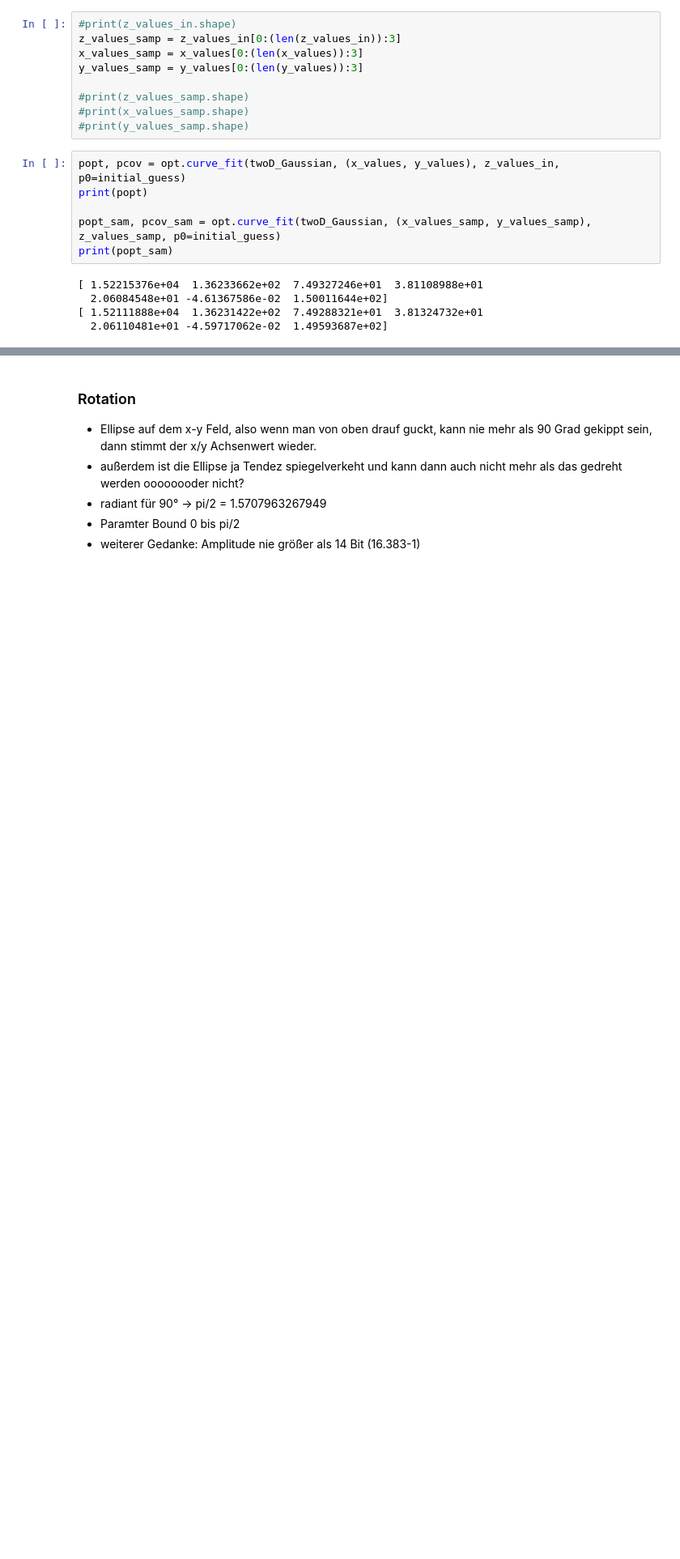
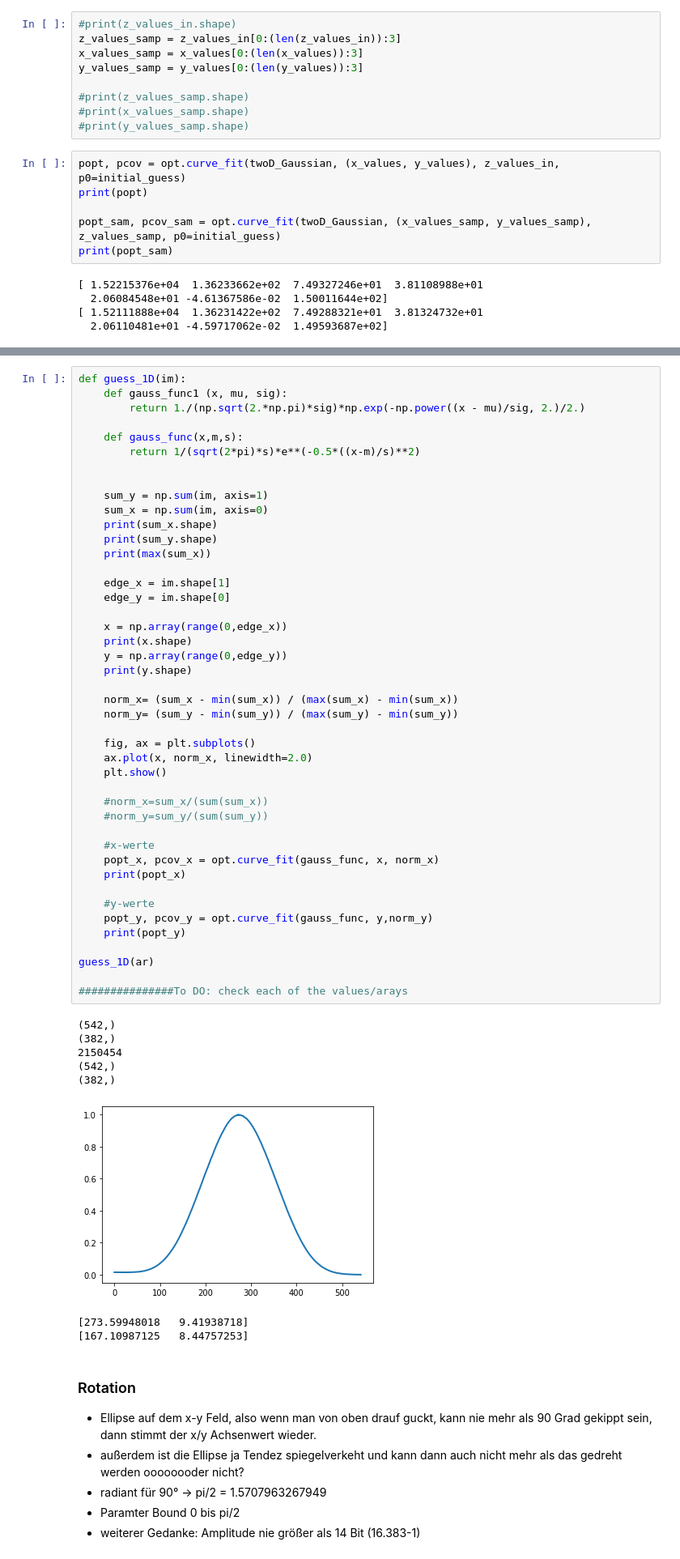
Before and after one commit to claryguru/BA_epics_camera, a Jupyter notebook: Jupiter/Gauss_model.ipynb, the cells around one changed output, grey strips where cells are left out. Shown at 81% size. Saved outputs shown, nothing was run; the diff lists cells and outputs as text; blank space fills up the shorter version.

```diff
--- a/Jupiter/Gauss_model.ipynb
+++ b/Jupiter/Gauss_model.ipynb
@@ -105,3 +141,56 @@ print(popt_sam)
+# %%
+def guess_1D(im):
+    def gauss_func1 (x, mu, sig):
+        return 1./(np.sqrt(2.*np.pi)*sig)*np.exp(-np.power((x - mu)/sig, 2.)/2.)
+
+    def gauss_func(x,m,s):
+        return 1/(sqrt(2*pi)*s)*e**(-0.5*((x-m)/s)**2)
+
+
+    sum_y = np.sum(im, axis=1)
+    sum_x = np.sum(im, axis=0)
+    print(sum_x.shape)
+    print(sum_y.shape)
+    print(max(sum_x))
+
+    edge_x = im.shape[1]
+    edge_y = im.shape[0]
+
+    x = np.array(range(0,edge_x))
+    print(x.shape)
+    y = np.array(range(0,edge_y))
+    print(y.shape)
+
+    norm_x= (sum_x - min(sum_x)) / (max(sum_x) - min(sum_x))
+    norm_y= (sum_y - min(sum_y)) / (max(sum_y) - min(sum_y))
+
+    fig, ax = plt.subplots()
+    ax.plot(x, norm_x, linewidth=2.0)
+    plt.show()
+
+    #norm_x=sum_x/(sum(sum_x))
+    #norm_y=sum_y/(sum(sum_y))
+
+    #x-werte
+    popt_x, pcov_x = opt.curve_fit(gauss_func, x, norm_x)
+    print(popt_x)
+
+    #y-werte
+    popt_y, pcov_y = opt.curve_fit(gauss_func, y,norm_y)
+    print(popt_y)
+
+guess_1D(ar)
+
+###############To DO: check each of the values/arays
+# %% [output]
+(542,)
+(382,)
+2150454
+(542,)
+(382,)
+[figure, added]
+[273.59948018   9.41938718]
+[167.10987125   8.44757253]
 # %% [markdown]
 ### Rotation
 - Ellipse auf dem x-y Feld, also wenn man von oben drauf guckt, kann nie mehr als 90 Grad gekippt sein, dann stimmt der x/y Achsenwert wieder.
```
Also changed, not shown: parts of 8 cells of this notebook, 2 other files.
